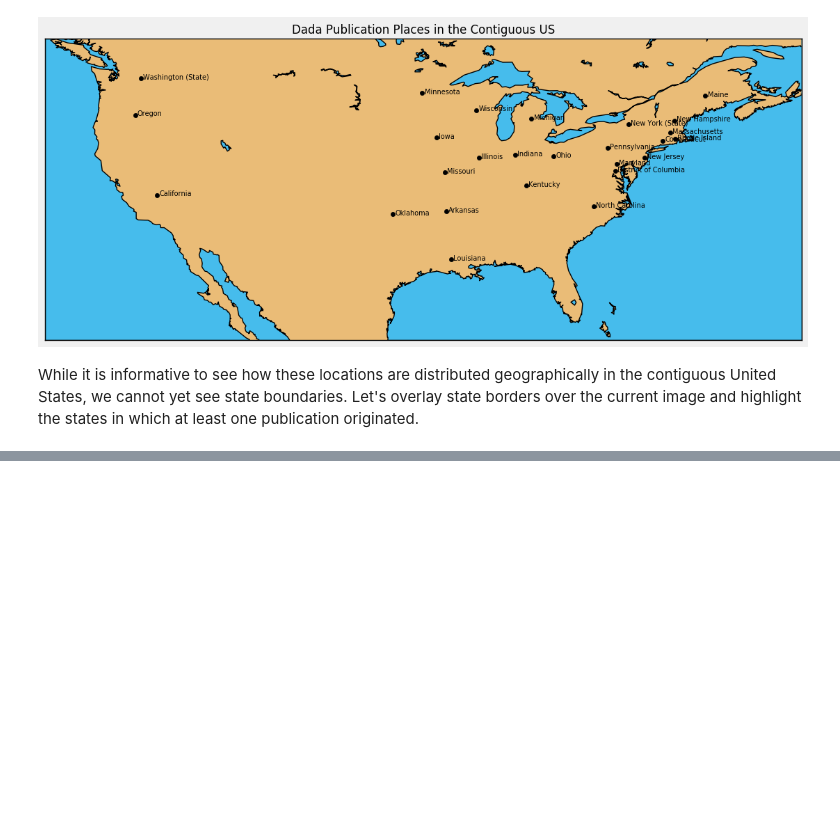
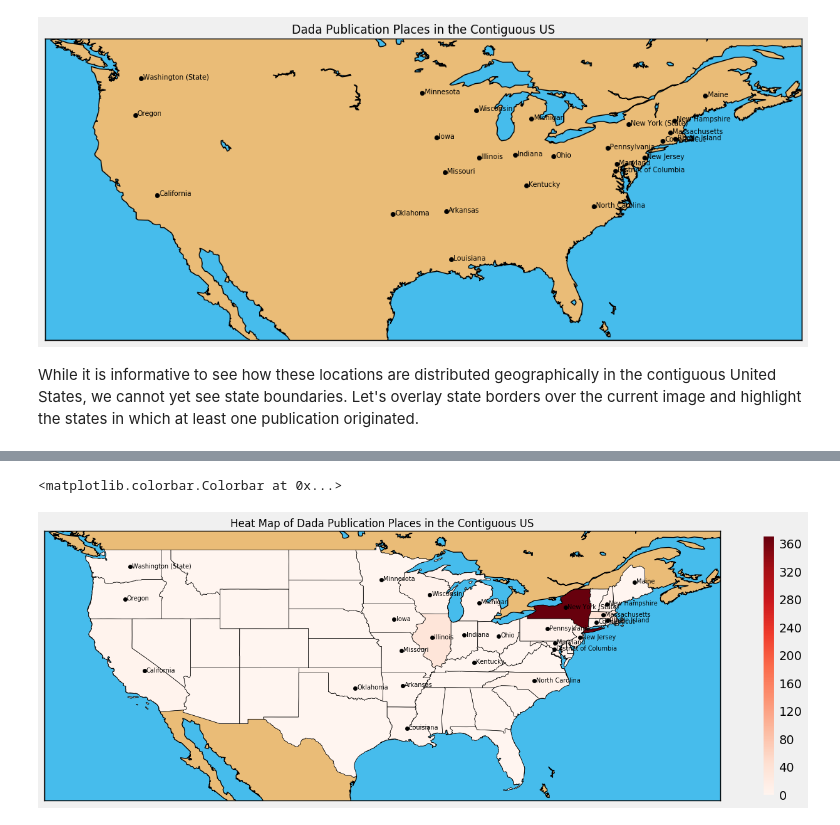
Before and after one commit to ds-modules/Library-HTRC, a Jupyter notebook: 03-mapping/Mapping the Books of the Dadaist Movement.ipynb, the cells around one changed output, grey strips where cells are left out. Cells and saved outputs as stored; diff of their text form; code cells hidden in the pictures; blank space fills up the shorter version.

```diff
--- a/03-mapping/Mapping the Books of the Dadaist Movement.ipynb
+++ b/03-mapping/Mapping the Books of the Dadaist Movement.ipynb
@@ -487,0 +498,10 @@ Because multiple points at the same publication place might be overlaid on top o
+# %%
+#Helper function that finds the publication counts for each state
+
+def find_count_by_state(state):
+    if state == "New York" or state == "Washington":
+        s_name = state + " (State)"
+    else:
+        s_name = state
+
+    return us_locations[us_locations["Location Name"] == s_name].reset_index()["Count"][0]
@@ -487,0 +512,65 @@ Because multiple points at the same publication place might be overlaid on top o
+# %%
+######################NOTE: NOT CHANGED#######################################################################
+plt.title("Heat Map of Dada Publication Places in the Contiguous US", fontsize=12)
+
+us_locations_map.drawmapboundary(fill_color = "#46bcec") #Fills in the oceans
+us_locations_map.fillcontinents(color = "#eabc77", lake_color="#46bcec") #Defines the continents
+us_locations_map.drawcoastlines()
+
+fig = matplotlib.pyplot.gcf()
+fig.set_size_inches(15.5, 12.5) #Sets the size of the map
+
+lons, lats = us_locations_map(us_locations["Longitude"], us_locations["Latitude"]) #Converts the coordinates to map points
+us_locations_map.scatter(lons, lats, color ="black", zorder=10) #Draws the points on the map
+
+#Labels each point with the location name
+for i in range(0, us_locations.shape[0]):
+    lat_lon = (us_locations["Longitude"][i] + .2, us_locations["Latitude"][i] - .1)
+    plt.annotate(np.array(us_locations["Location Name"])[i], lat_lon, fontsize=7)
+
+#Here we are reading in a shape file, which places state boundary information for our Basemap
+us_locations_map.readshapefile("us_shapefiles/cb_2016_us_state_20m", "us_states")
+
+#Finding the state names from the shapefiles
+state_names = []
+for shape_dict in us_locations_map.us_states_info:
+    state_names.append(shape_dict['NAME'])
+###############################################################################################################
+
+ax = plt.gca() # get current axes instance
+cmap = plt.get_cmap('Reds')
+
+names = []
+shapes = []
+counts = []
+
+for index, state in enumerate(state_names):
+    seg = us_locations_map.us_states[index]
+    poly = Polygon(seg)
+    names.append(state)
+    shapes.append(poly)
+    if us_locations_contains(state):
+        counts.append(find_count_by_state(state))
+    else:
+        counts.append(0)
+
+#Loading our lists into the DataFrame
+shape_table = pd.DataFrame()
+shape_table["State Name"] = np.array(names)
+shape_table["Shapes"] = np.array(shapes)
+shape_table["Count"] = np.array(counts)
+
+pc = PatchCollection(shape_table["Shapes"], zorder=2)
+norm = Normalize()
+
+pc.set_facecolor(cmap(norm(shape_table['Count'].fillna(0).values)))
+pc.set_edgecolor("black")
+ax.add_collection(pc)
+
+#Adds colorbar showing the scale
+mapper = matplotlib.cm.ScalarMappable(norm=norm, cmap=cmap)
+mapper.set_array(shape_table['Count'])
+plt.colorbar(mapper, shrink=0.4)
+# %% [output]
+<matplotlib.colorbar.Colorbar at 0x...>
+[figure, added]
```
Also changed, not shown: parts of 12 cells of this notebook, 11 other files.
